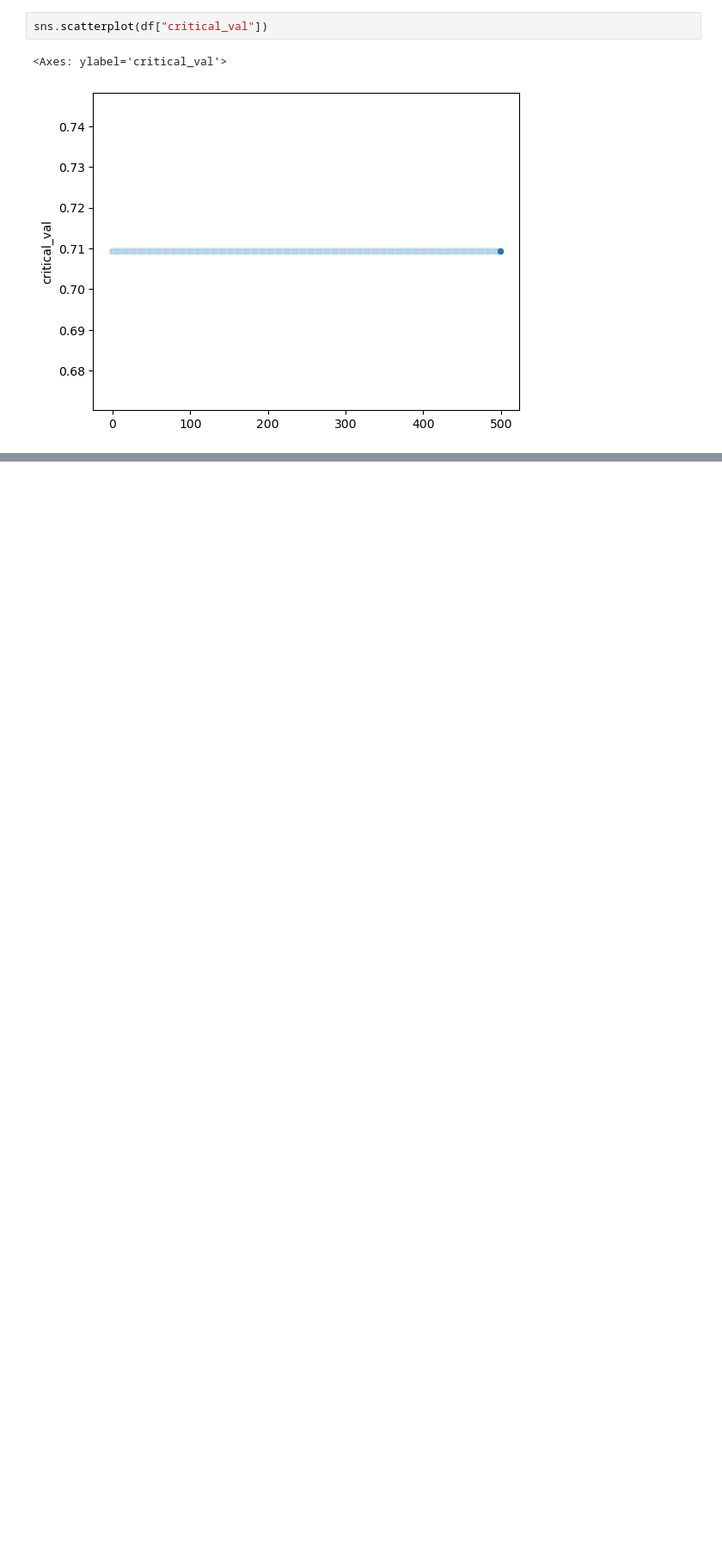
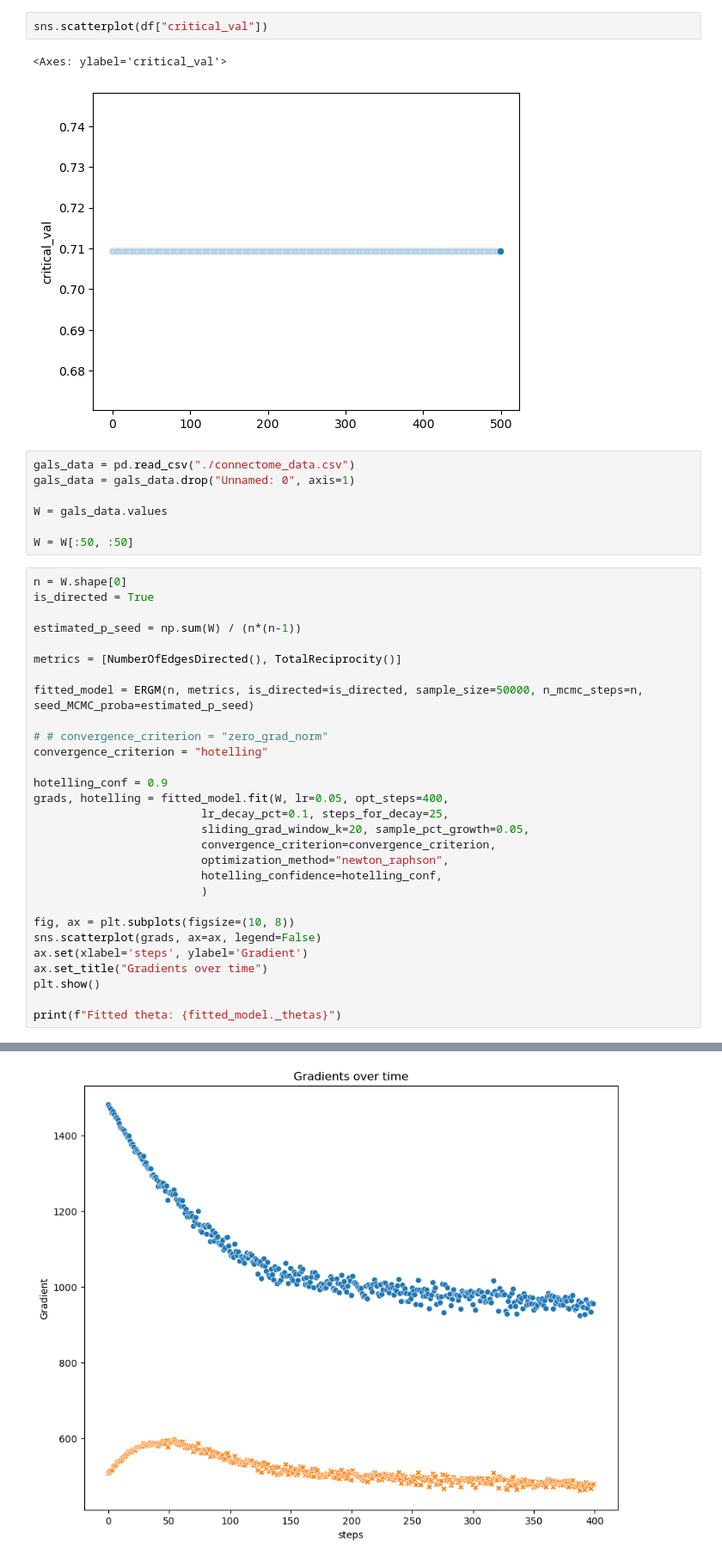
Before and after one commit to tomtalp/pyERGM, a Jupyter notebook: examples/first_example.ipynb, the cells around one changed output, grey strips where cells are left out. Shown at 86% size. Cells and saved outputs as stored; diff of their text form; blank space fills up the shorter version.

```diff
--- a/examples/first_example.ipynb
+++ b/examples/first_example.ipynb
@@ -297,3 +297,40 @@ sns.scatterplot(df["critical_val"])
 # %% [output]
 <Axes: ylabel='critical_val'>
 [figure]
+# %%
+gals_data = pd.read_csv("./connectome_data.csv")
+gals_data = gals_data.drop("Unnamed: 0", axis=1)
+
+W = gals_data.values
+
+W = W[:50, :50]
+# %%
+n = W.shape[0]
+is_directed = True
+
+estimated_p_seed = np.sum(W) / (n*(n-1))
+
+metrics = [NumberOfEdgesDirected(), TotalReciprocity()]
+
+fitted_model = ERGM(n, metrics, is_directed=is_directed, sample_size=50000, n_mcmc_steps=n, seed_MCMC_proba=estimated_p_seed)
+
+# # convergence_criterion = "zero_grad_norm"
+convergence_criterion = "hotelling"
+
+hotelling_conf = 0.9
+grads, hotelling = fitted_model.fit(W, lr=0.05, opt_steps=400,
+                         lr_decay_pct=0.1, steps_for_decay=25,
+                         sliding_grad_window_k=20, sample_pct_growth=0.05,
+                         convergence_criterion=convergence_criterion,
+                         optimization_method="newton_raphson",
+                         hotelling_confidence=hotelling_conf,
+                         )
+
+fig, ax = plt.subplots(figsize=(10, 8))
+sns.scatterplot(grads, ax=ax, legend=False)
+ax.set(xlabel='steps', ylabel='Gradient')
+ax.set_title("Gradients over time")
+plt.show()
+
+print(f"Fitted theta: {fitted_model._thetas}")
+# %% [output]
@@ -299,0 +355 @@ sns.scatterplot(df["critical_val"])
+[figure, added]
```
Also changed, not shown: parts of 5 cells of this notebook, 3 other files.
